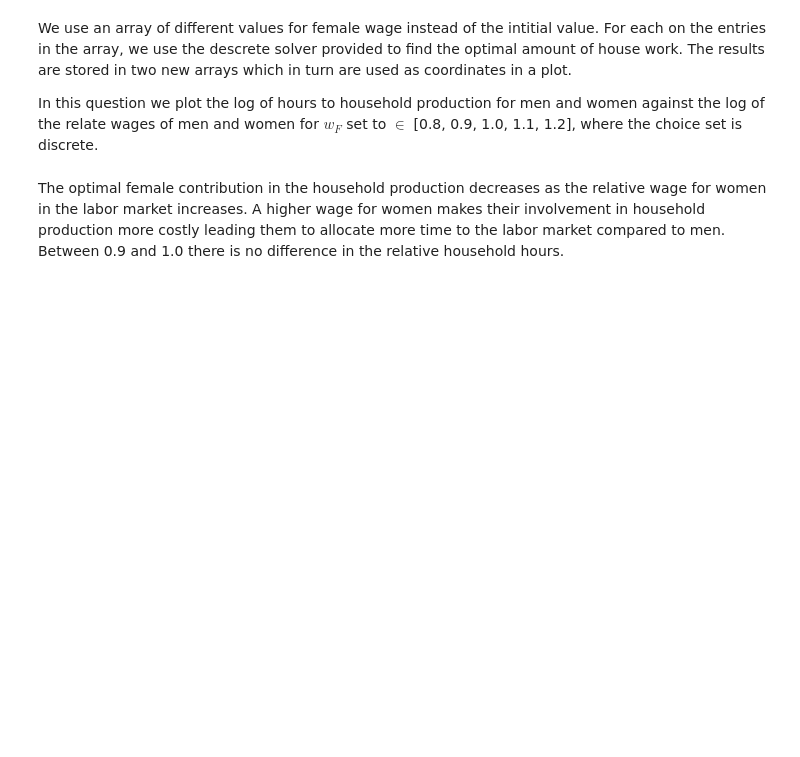
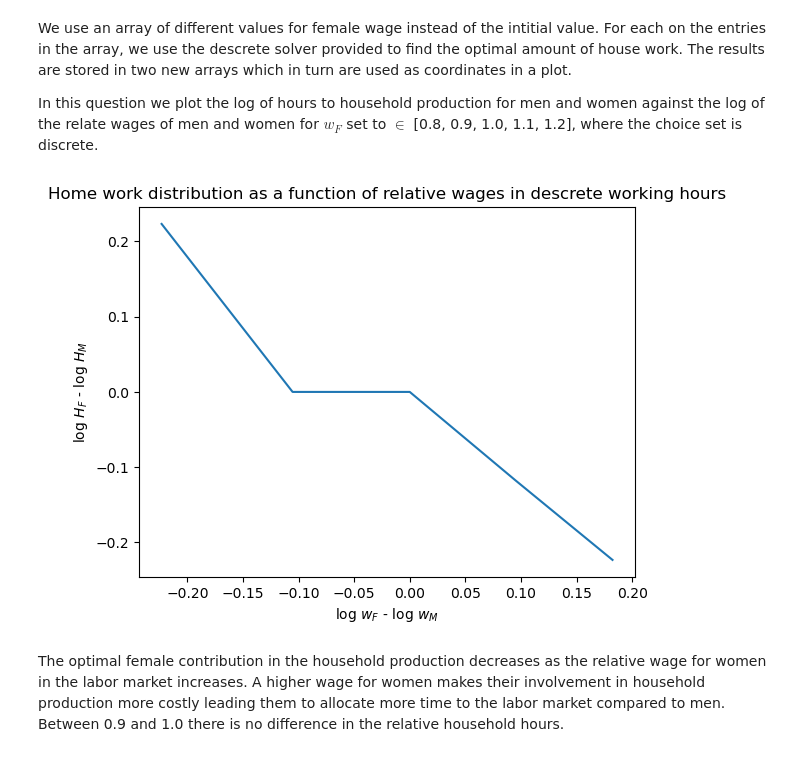
Before and after one commit to NumEconCopenhagen/projects-2023-jps, a Jupyter notebook: inauguralproject/inauguralproject.ipynb, the cells around one changed output. Cells and saved outputs as stored; diff of their text form; code cells hidden in the pictures; blank space fills up the shorter version.

```diff
--- a/inauguralproject/inauguralproject.ipynb
+++ b/inauguralproject/inauguralproject.ipynb
@@ -72,27 +72,30 @@ In this question we plot the log of hours to household production for men and wo
 # %%
 model.par.alpha = 0.5
 model.par.sigma = 1
 wF_values = [0.8, 0.9, 1.0, 1.1, 1.2]
 res_HFHM_d = np.empty(5)
 res_wFwM_d = np.empty(5)
 
 #Discrete solving:
 for i, wF in enumerate(wF_values):
     model.par.wF = wF
     opt = model.solve_discrete()
     #Saving results
     res_HFHM_d[i] = np.log(opt.HF/opt.HM)
     res_wFwM_d[i] = np.log(model.par.wF/model.par.wM)
 #print
 #Printing optimal values
 
 #Plot the the
 fig = plt.figure()
 ax = fig.add_subplot(1,1,1)
+ax.set_title('Home work distribution as a function of relative wages in descrete working hours')
 ax.plot(res_wFwM_d, res_HFHM_d)
 ax.set_xlabel("log $w_F$ - log $w_M$")
 ax.set_ylabel("log $H_F$ - log $H_M$")
 plt.show()
+# %% [output]
+[figure, added]
 # %% [markdown]
 The optimal female contribution in the household production decreases as the relative wage for women in the labor market increases. A higher wage for women makes their involvement in household production more costly leading them to allocate more time to the labor market compared to men. Between 0.9 and 1.0 there is no difference in the relative household hours.
 # %% [markdown]
```
Also changed, not shown: parts of 3 cells of this notebook.
